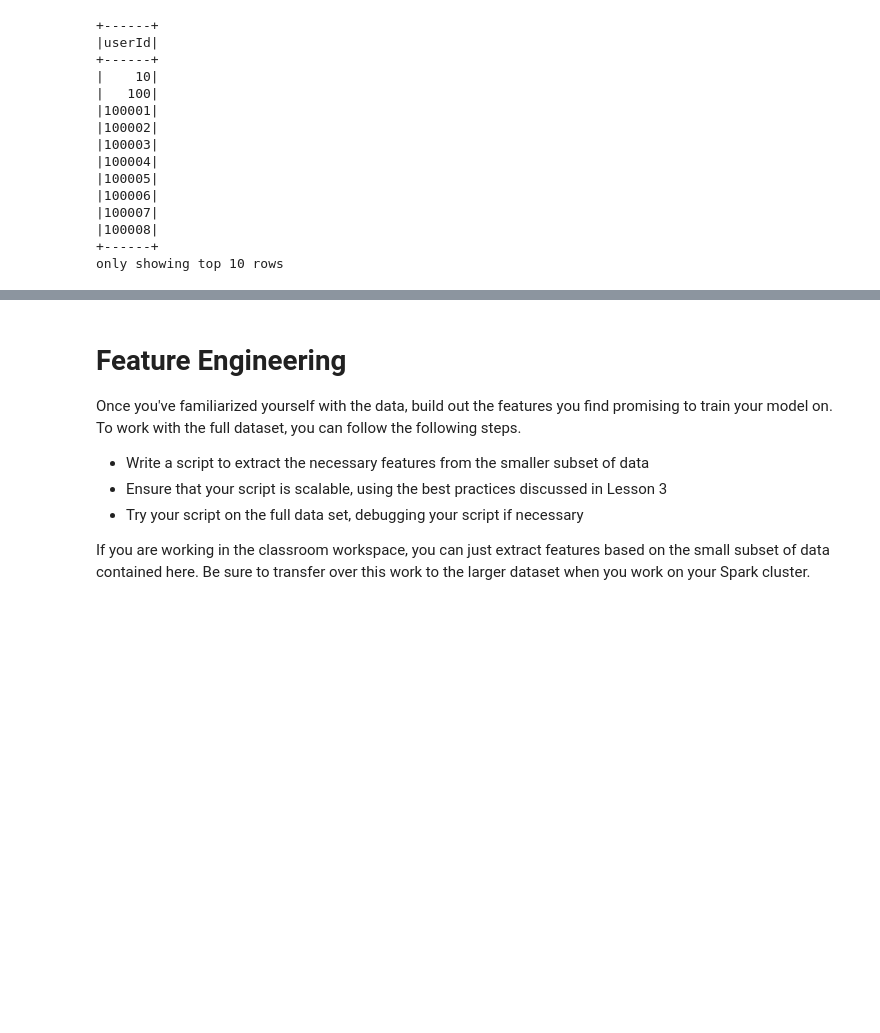
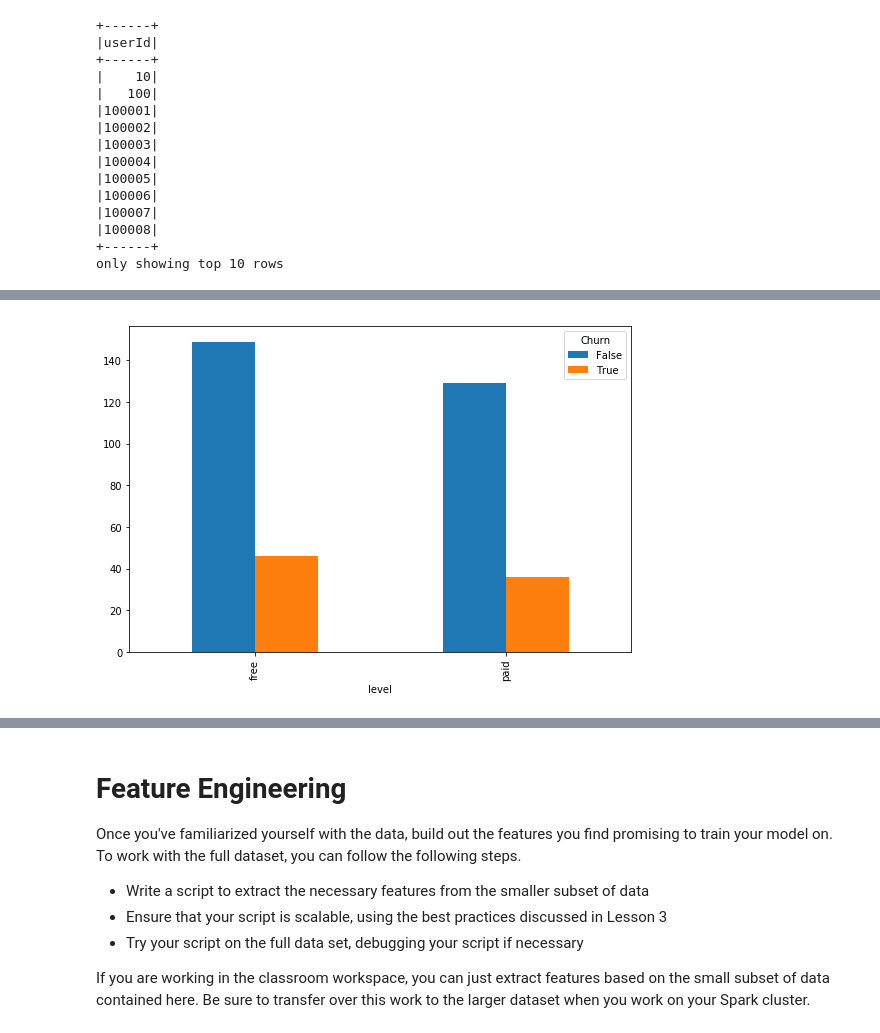
Before and after one commit to KashiNawaz/Udacity_DataScientist-_Nanodegree, a Jupyter notebook: Data Scientist Nanodegree/Capstone Project/Sparkify.ipynb, the cells around one changed output, grey strips where cells are left out. Cells and saved outputs as stored; diff of their text form; code cells hidden in the pictures; blank space fills up the shorter version.

```diff
--- a/Data Scientist Nanodegree/Capstone Project/Sparkify.ipynb
+++ b/Data Scientist Nanodegree/Capstone Project/Sparkify.ipynb
@@ -81,0 +126,4 @@ Once you've defined churn, perform some exploratory data analysis to observe the
+# %%
+# churn by level
+level = df.groupby(df.Churn, df.level).agg(countDistinct('userId')).toPandas()
+level.sort_values(by='level')
@@ -81,0 +136,5 @@ Once you've defined churn, perform some exploratory data analysis to observe the
+# %%
+plt.rcParams["figure.figsize"] = (9,6)
+level.pivot(index='level', columns='Churn', values = 'count(DISTINCT userId)').plot(kind='bar');
+# %% [output]
+[figure, added]
```
Also changed, not shown: parts of 18 cells of this notebook.
